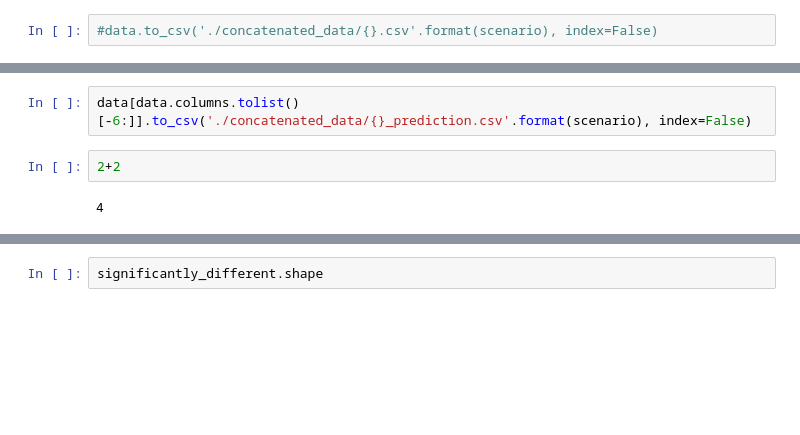
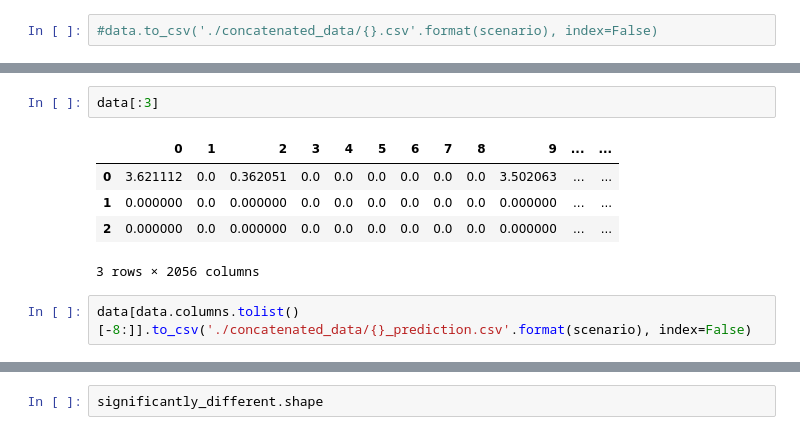
Before and after one commit to bcsaldias/VQA-analysis, a Jupyter notebook: visualization/04-question-type-activations-tables.ipynb, the cells around one changed output, grey strips where cells are left out. Saved outputs shown, nothing was run; the diff lists cells and outputs as text; blank space fills up the shorter version.

```diff
--- a/visualization/04-question-type-activations-tables.ipynb
+++ b/visualization/04-question-type-activations-tables.ipynb
@@ -41,7 +74,11 @@ assert labels_train.shape[0] + labels_val.shape[0] == len(labels)
+# %%
+data[:3]
+# %% [output]
+|  | 0 | 1 | 2 | 3 | 4 | 5 | 6 | 7 | 8 | 9 | ... | ... |
+| 0 | 3.621112 | 0.0 | 0.362051 | 0.0 | 0.0 | 0.0 | 0.0 | 0.0 | 0.0 | 3.502063 | ... | ... |
+| 1 | 0.000000 | 0.0 | 0.000000 | 0.0 | 0.0 | 0.0 | 0.0 | 0.0 | 0.0 | 0.000000 | ... | ... |
+| 2 | 0.000000 | 0.0 | 0.000000 | 0.0 | 0.0 | 0.0 | 0.0 | 0.0 | 0.0 | 0.000000 | ... | ... |
+3 rows × 2056 columns
 # %%
-data[data.columns.tolist()[-6:]].to_csv('./concatenated_data/{}_prediction.csv'.format(scenario), index=False)
+data[data.columns.tolist()[-8:]].to_csv('./concatenated_data/{}_prediction.csv'.format(scenario), index=False)
-# %%
-2+2
-# %% [output]
-4
 # %%
```
Also changed, not shown: parts of 18 cells of this notebook, 8 other files.
